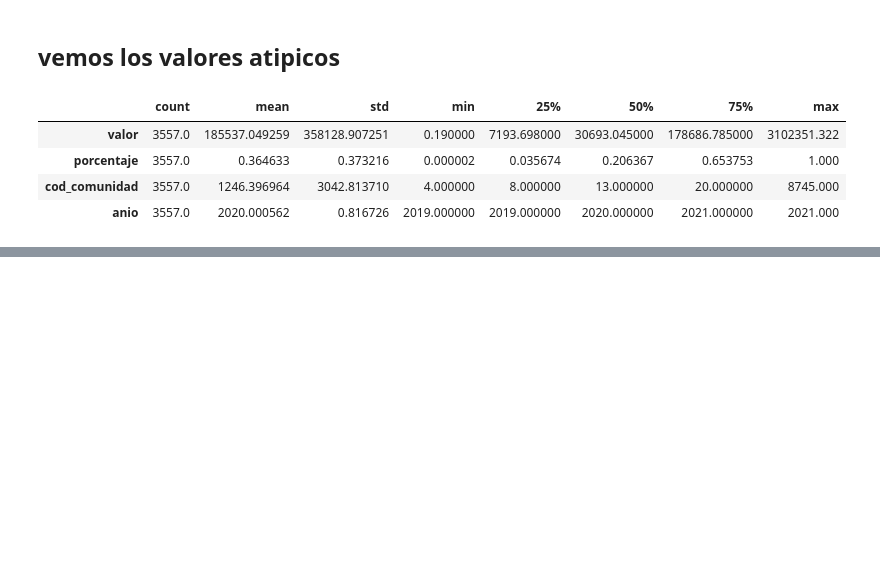
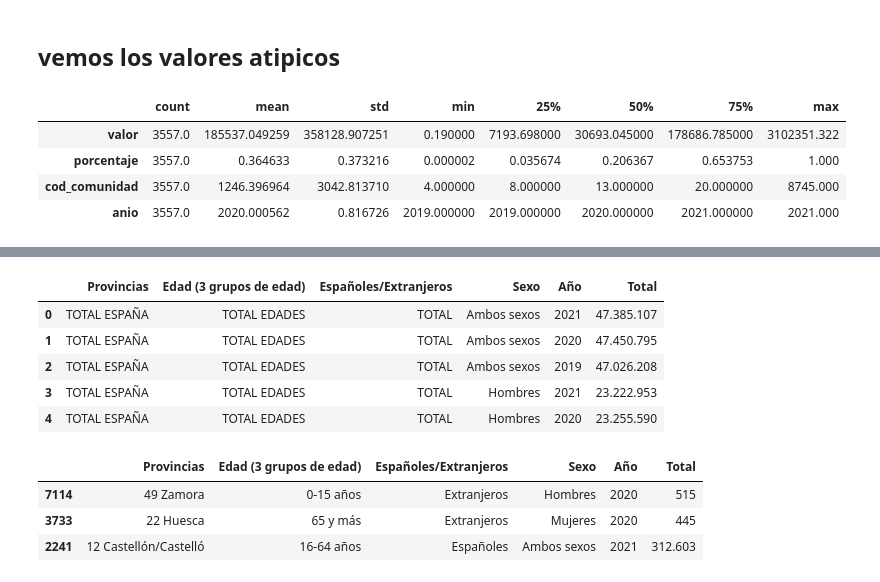
Before and after one commit to joseluisalmendral/lab_etl_extra, a Jupyter notebook: laboratorio-modulo5-leccion01-elt-extraccion.ipynb, the cells around one changed output, grey strips where cells are left out. Cells and saved outputs as stored; diff of their text form; code cells hidden in the pictures; blank space fills up the shorter version.

```diff
--- a/laboratorio-modulo5-leccion01-elt-extraccion.ipynb
+++ b/laboratorio-modulo5-leccion01-elt-extraccion.ipynb
@@ -385,0 +392,16 @@ for col in df_generacion[['']].columns:
+# %%
+df_datos_demograficos.head()
+# %% [output]
+|  | Provincias | Edad (3 grupos de edad) | Españoles/Extranjeros | Sexo | Año | Total |
+| 0 | TOTAL ESPAÑA | TOTAL EDADES | TOTAL | Ambos sexos | 2021 | 47.385.107 |
+| 1 | TOTAL ESPAÑA | TOTAL EDADES | TOTAL | Ambos sexos | 2020 | 47.450.795 |
+| 2 | TOTAL ESPAÑA | TOTAL EDADES | TOTAL | Ambos sexos | 2019 | 47.026.208 |
+| 3 | TOTAL ESPAÑA | TOTAL EDADES | TOTAL | Hombres | 2021 | 23.222.953 |
+| 4 | TOTAL ESPAÑA | TOTAL EDADES | TOTAL | Hombres | 2020 | 23.255.590 |
+# %%
+df_datos_demograficos.sample(3)
+# %% [output]
+|  | Provincias | Edad (3 grupos de edad) | Españoles/Extranjeros | Sexo | Año | Total |
+| 7114 | 49 Zamora | 0-15 años | Extranjeros | Hombres | 2020 | 515 |
+| 3733 | 22 Huesca | 65 y más | Extranjeros | Mujeres | 2020 | 445 |
+| 2241 | 12 Castellón/Castelló | 16-64 años | Españoles | Ambos sexos | 2021 | 312.603 |
```
Also changed, not shown: parts of 8 cells of this notebook.
